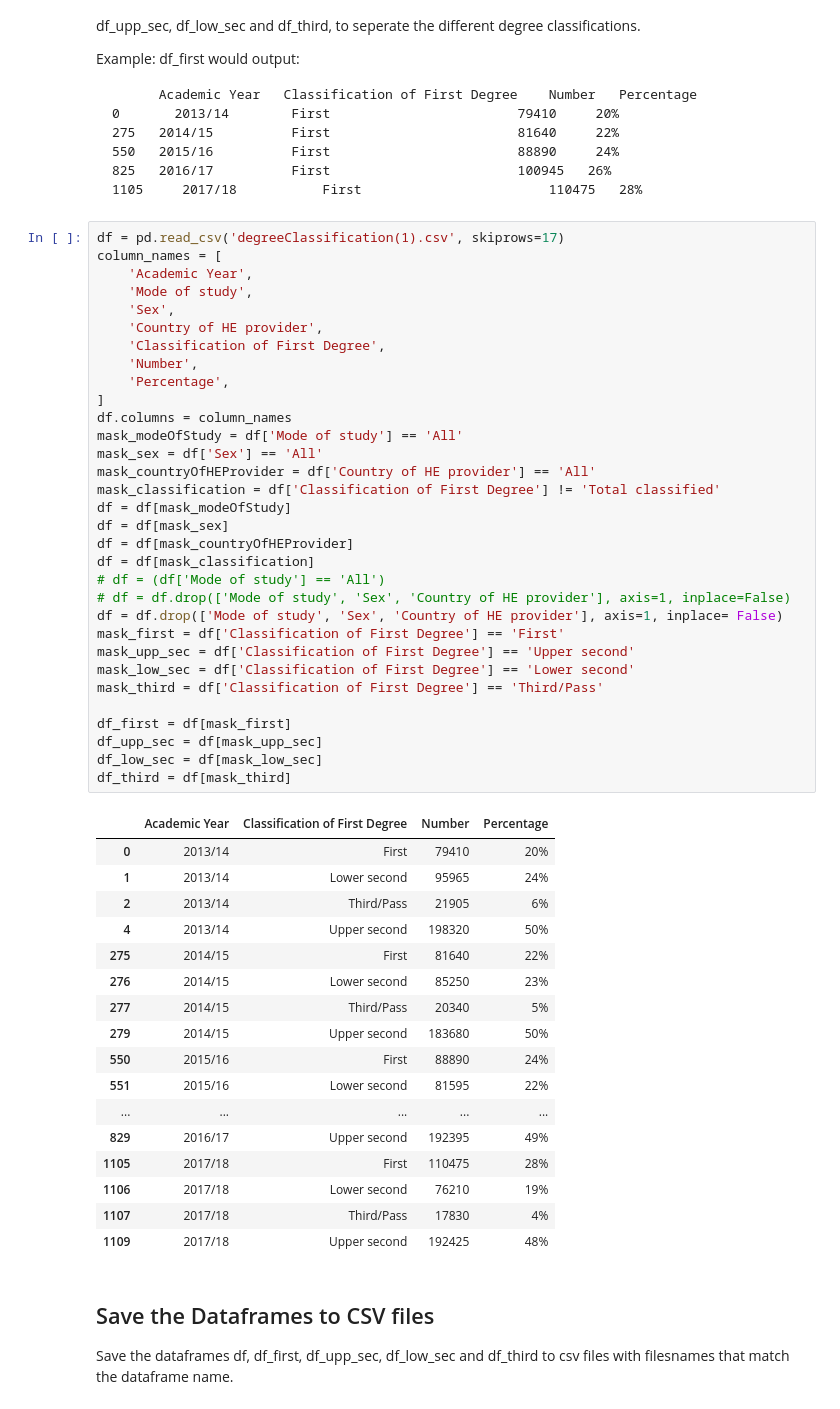
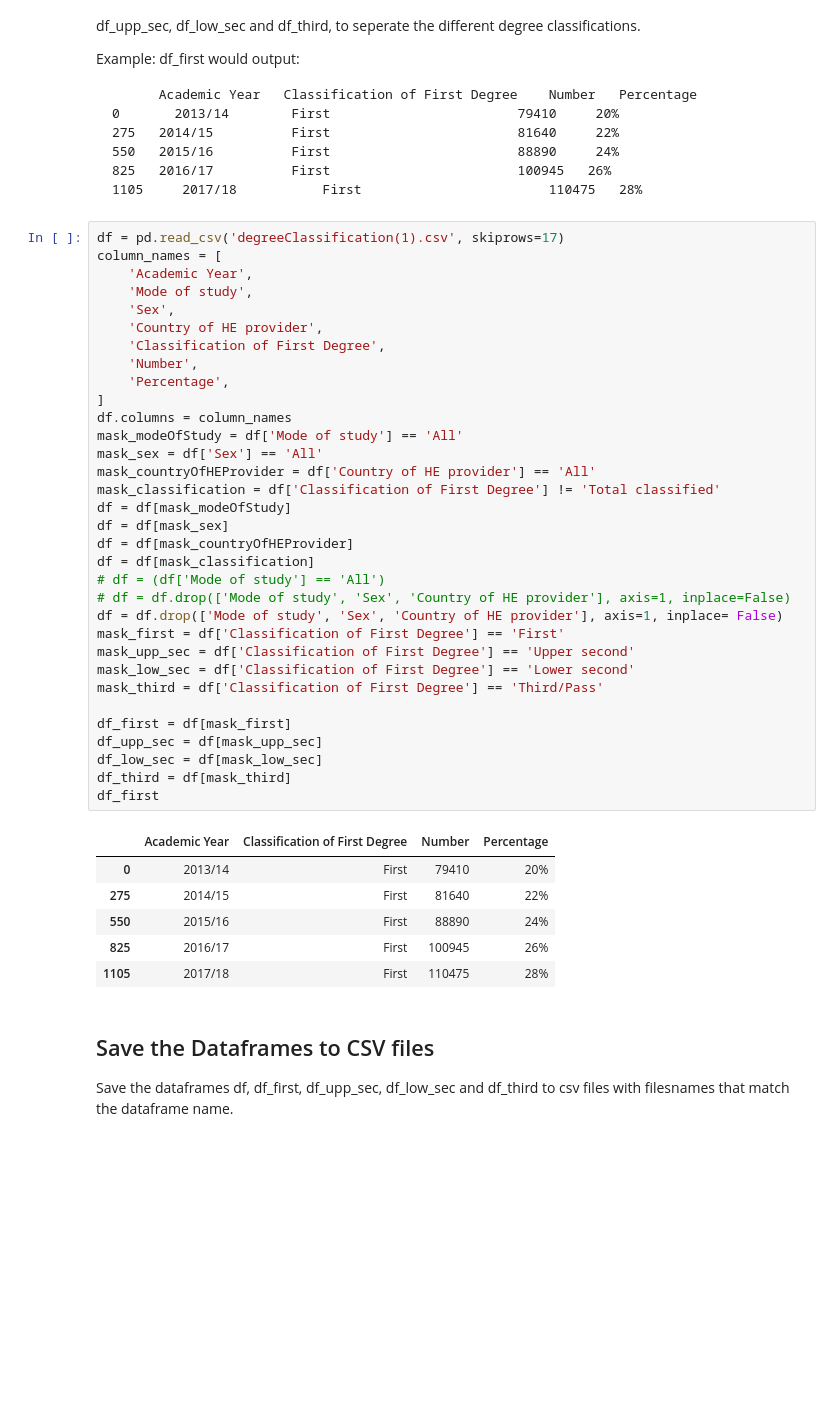
Before and after one commit to maazster72/data_science, a Jupyter notebook: Lab_02_getting_data_ready_st(1).ipynb, the cells around one changed output. Drawn from its saved outputs; the diff is of its cells as text; blank space fills up the shorter version.

```diff
--- a/Lab_02_getting_data_ready_st(1).ipynb
+++ b/Lab_02_getting_data_ready_st(1).ipynb
@@ -276,48 +276,38 @@ column_names = [
     'Sex',
     'Country of HE provider',
     'Classification of First Degree',
     'Number',
     'Percentage',
 ]
 df.columns = column_names
 mask_modeOfStudy = df['Mode of study'] == 'All'
 mask_sex = df['Sex'] == 'All'
 mask_countryOfHEProvider = df['Country of HE provider'] == 'All'
 mask_classification = df['Classification of First Degree'] != 'Total classified'
 df = df[mask_modeOfStudy]
 df = df[mask_sex]
 df = df[mask_countryOfHEProvider]
 df = df[mask_classification]
 # df = (df['Mode of study'] == 'All')
 # df = df.drop(['Mode of study', 'Sex', 'Country of HE provider'], axis=1, inplace=False)
 df = df.drop(['Mode of study', 'Sex', 'Country of HE provider'], axis=1, inplace= False)
 mask_first = df['Classification of First Degree'] == 'First'
 mask_upp_sec = df['Classification of First Degree'] == 'Upper second'
 mask_low_sec = df['Classification of First Degree'] == 'Lower second'
 mask_third = df['Classification of First Degree'] == 'Third/Pass'
 
 df_first = df[mask_first]
 df_upp_sec = df[mask_upp_sec]
 df_low_sec = df[mask_low_sec]
 df_third = df[mask_third]
+df_first
 # %% [output]
 |  | Academic Year | Classification of First Degree | Number | Percentage |
 | 0 | 2013/14 | First | 79410 | 20% |
-| 1 | 2013/14 | Lower second | 95965 | 24% |
-| 2 | 2013/14 | Third/Pass | 21905 | 6% |
-| 4 | 2013/14 | Upper second | 198320 | 50% |
 | 275 | 2014/15 | First | 81640 | 22% |
-| 276 | 2014/15 | Lower second | 85250 | 23% |
-| 277 | 2014/15 | Third/Pass | 20340 | 5% |
-| 279 | 2014/15 | Upper second | 183680 | 50% |
 | 550 | 2015/16 | First | 88890 | 24% |
-| 551 | 2015/16 | Lower second | 81595 | 22% |
-| ... | ... | ... | ... | ... |
-| 829 | 2016/17 | Upper second | 192395 | 49% |
+| 825 | 2016/17 | First | 100945 | 26% |
 | 1105 | 2017/18 | First | 110475 | 28% |
-| 1106 | 2017/18 | Lower second | 76210 | 19% |
-| 1107 | 2017/18 | Third/Pass | 17830 | 4% |
-| 1109 | 2017/18 | Upper second | 192425 | 48% |
 # %% [markdown]
 <h2>Save the Dataframes to CSV files</h2>
 <p>Save the dataframes df, df_first, df_upp_sec, df_low_sec and df_third to csv files with filesnames that match the dataframe name.
```
Also changed, not shown: parts of 1 cell of this notebook, 2 other files.
